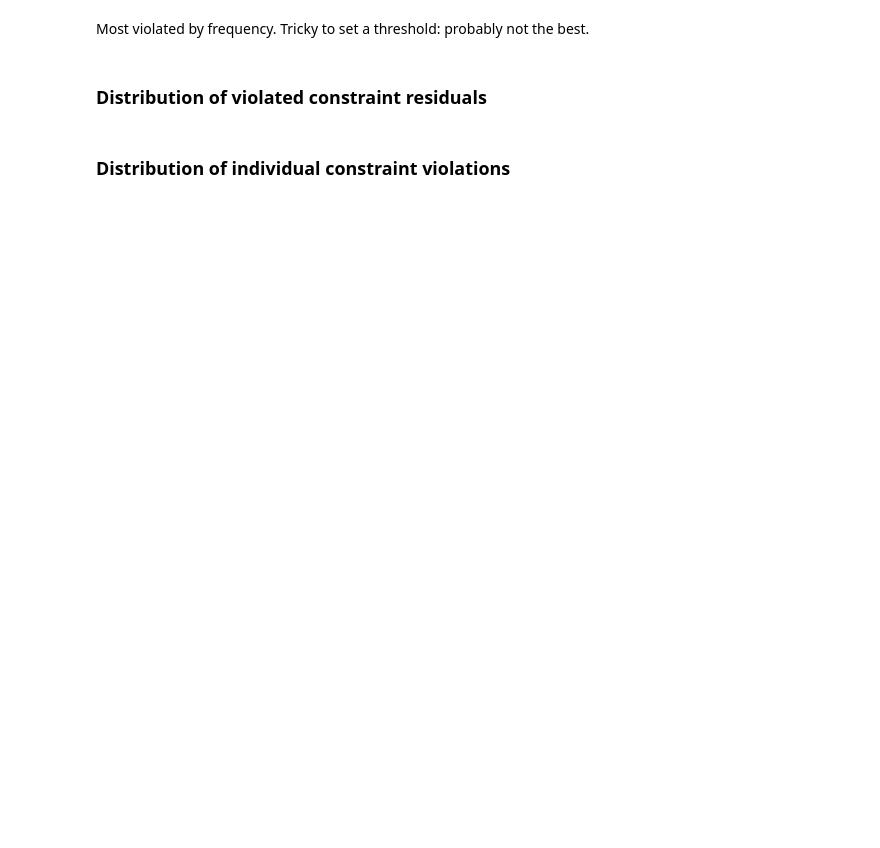
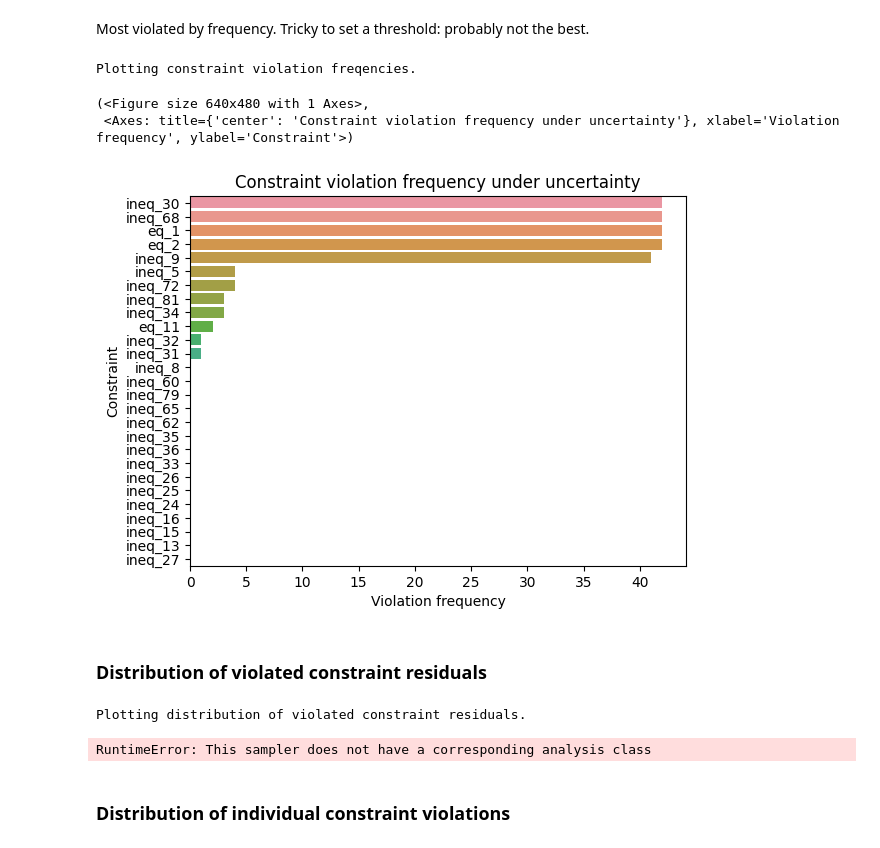
Before and after one commit to jonmaddock/easyVVUQ-process, a Jupyter notebook: max_net_elec/max_net_elec_analysis.ipynb, the cells around one changed output. Drawn from its saved outputs; the diff is of its cells as text; code cells hidden in the pictures; blank space fills up the shorter version.

```diff
--- a/max_net_elec/max_net_elec_analysis.ipynb
+++ b/max_net_elec/max_net_elec_analysis.ipynb
@@ -101,2 +65,9 @@ ax.set_ylabel("Constraint")
+# %%
+analyse.plot_violated_constraints_freq(results)
+# %% [output]
+Plotting constraint violation freqencies.
+(<Figure size 640x480 with 1 Axes>,
+ <Axes: title={'center': 'Constraint violation frequency under uncertainty'}, xlabel='Violation frequency', ylabel='Constraint'>)
+[figure, added]
 # %% [markdown]
 ### Distribution of violated constraint residuals
@@ -123,2 +74,7 @@ ax.set_xlim([0.0, None])
+# %%
+analyse.plot_violated_constraints_dist(campaign)
+# %% [output]
+Plotting distribution of violated constraint residuals.
+RuntimeError: This sampler does not have a corresponding analysis class
 # %% [markdown]
 ### Distribution of individual constraint violations
```
Also changed, not shown: parts of 26 cells of this notebook, 2 other files.
